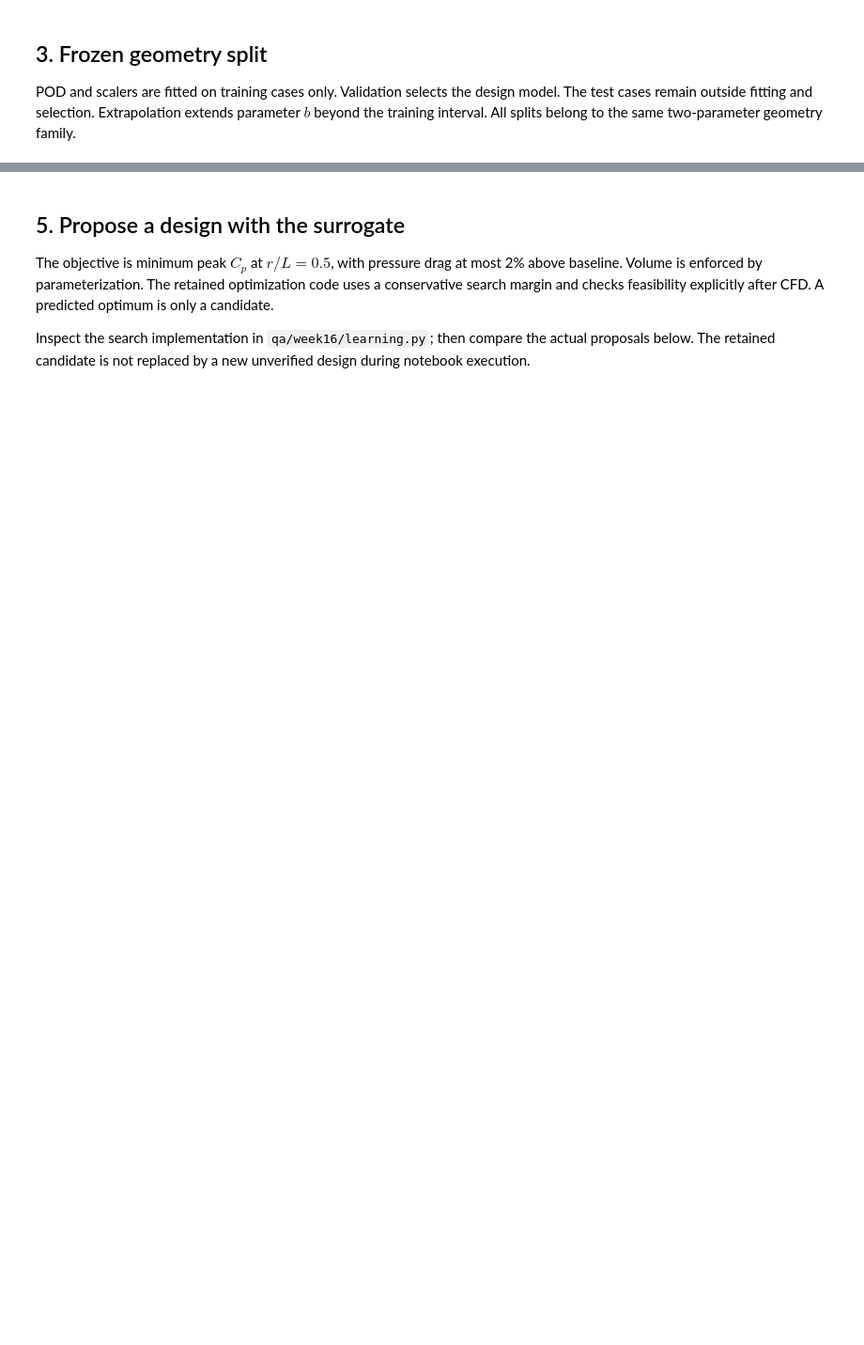
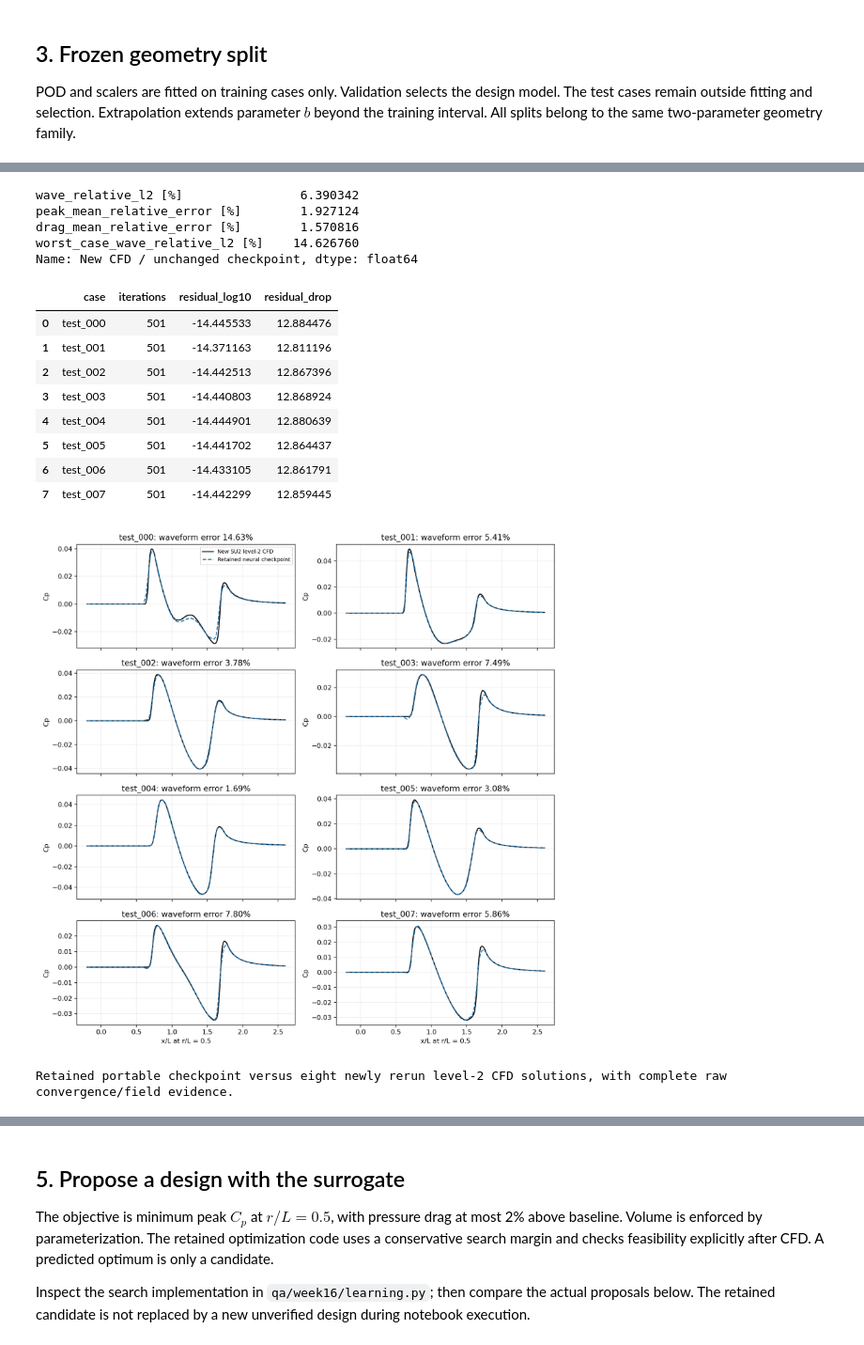
Before and after one commit to Ehsan-Roohi/FlowMLLab, a Jupyter notebook: notebooks/week16/W16_Supersonic_Shape_Optimization.ipynb, the cells around one changed output, grey strips where cells are left out. Shown at 94% size. Drawn from its saved outputs; the diff is of its cells as text; code cells hidden in the pictures; blank space fills up the shorter version.

```diff
--- a/notebooks/week16/W16_Supersonic_Shape_Optimization.ipynb
+++ b/notebooks/week16/W16_Supersonic_Shape_Optimization.ipynb
@@ -121,0 +134,11 @@ dtype: float64
+# %%
+from benchmark import cone_exact
+exact=cone_exact(mach=1.8,theta_deg=7.)
+display(pd.Series(exact,name='Independently integrated cone solution'))
+assert abs(exact['cp']-summary['benchmark']['exact']['cp'])<1e-8
+cone=json.loads((E/'reference/cone_refinement_v801.json').read_text())
+display(pd.DataFrame([dict(level=r['level'],cells=r['mesh']['cells'],Cp=r['analytical_comparison']['cfd_cp_mean'],Cp_error_percent=100*r['analytical_comparison']['relative_error'],physical_pass=r['physical']['passed'],converged=r['numerical']['passed']) for r in cone['levels']]))
+print('Last two mean-Cp change [%]:',100*cone['last_two_cp_relative_change'])
+print('Refined-family gates:',cone['checks'])
+assert cone['passed']
+print('Coarse-grid Cp failure, if present, is retained; acceptance uses the declared refined-family criteria.')
@@ -191,0 +319,17 @@ axs[0,0].legend();fig.tight_layout();plt.show()
+# %%
+from freeze_model import FrozenSurrogate, audit as checkpoint_audit
+frozen=FrozenSurrogate()
+checkpoint=checkpoint_audit(write=False)
+assert checkpoint['passed']
+wave,drag=frozen.predict(data['parameters'][test])
+print('Checkpoint identity:',checkpoint['checkpoint'])
+scalar_errors=['wave_relative_l2','peak_mean_relative_error','drag_mean_relative_error','worst_case_wave_relative_l2']
+error_table=pd.DataFrame({split:{key:100*values[key] for key in scalar_errors} for split,values in checkpoint['original_mesh'].items()}).T
+error_table.columns=[key+' [%]' for key in error_table.columns]
+display(error_table)
+display(pd.Series({key+' [%]':100*checkpoint['finer_mesh'][key] for key in scalar_errors},name='Retrospective finer-CFD evaluation'))
+fig,ax=plt.subplots(figsize=(9,3))
+ax.plot(historical_data['x'],historical_data['waveforms'][test[0]],'k',label='Historical SU2 8.5.0 test case')
+ax.plot(data['x'],wave[0],label='Retained checkpoint')
+ax.set(xlabel='x/L',ylabel='Cp');ax.legend();plt.show()
+print('This cell loads fixed weights. It does not fit or select a model.')
@@ -191,0 +352,34 @@ axs[0,0].legend();fig.tight_layout();plt.show()
+# %%
+from independent_audit_report import metrics as error_metrics
+recomputed=json.loads((E/'reference/recomputed_checkpoint_audit.json').read_text())
+path=E/'reference/recomputed_checkpoint_test.npz'
+assert hashlib.sha256(path.read_bytes()).hexdigest()==recomputed['compact_arrays_sha256']
+with np.load(path,allow_pickle=False) as labels:
+    assert list(labels['names'])==recomputed['names']
+    predicted,predicted_drag=frozen.predict(labels['parameters'])
+    np.testing.assert_allclose(predicted,labels['predicted'],rtol=1e-12,atol=1e-14)
+    measured=error_metrics(labels['predicted'],labels['actual'],labels['predicted_cd'],labels['actual_cd'])
+for key in scalar_errors:
+    assert np.isclose(measured[key],recomputed['metrics'][key],rtol=1e-10,atol=1e-12)
+display(pd.Series({key+' [%]':100*measured[key] for key in scalar_errors},name='New CFD / unchanged checkpoint'))
+display(pd.DataFrame([dict(case=row['name'],iterations=row['checks']['iterations'],residual_log10=row['checks']['density_residual_log10'],residual_drop=row['checks']['residual_drop']) for row in recomputed['run_evidence']]))
+assert recomputed['passed']
+display(Image(filename=str(E/'reference/recomputed_checkpoint_validation.png')))
+print(recomputed['scope'])
+# %% [output]
+wave_relative_l2 [%]                6.390342
+peak_mean_relative_error [%]        1.927124
+drag_mean_relative_error [%]        1.570816
+worst_case_wave_relative_l2 [%]    14.626760
+Name: New CFD / unchanged checkpoint, dtype: float64
+|  | case | iterations | residual_log10 | residual_drop |
+| 0 | test_000 | 501 | -14.445533 | 12.884476 |
+| 1 | test_001 | 501 | -14.371163 | 12.811196 |
+| 2 | test_002 | 501 | -14.442513 | 12.867396 |
+| 3 | test_003 | 501 | -14.440803 | 12.868924 |
+| 4 | test_004 | 501 | -14.444901 | 12.880639 |
+| 5 | test_005 | 501 | -14.441702 | 12.864437 |
+| 6 | test_006 | 501 | -14.433105 | 12.861791 |
+| 7 | test_007 | 501 | -14.442299 | 12.859445 |
+[figure, added]
+Retained portable checkpoint versus eight newly rerun level-2 CFD solutions, with complete raw convergence/field evidence.
```
Also changed, not shown: parts of 31 cells of this notebook, 13 other files.
